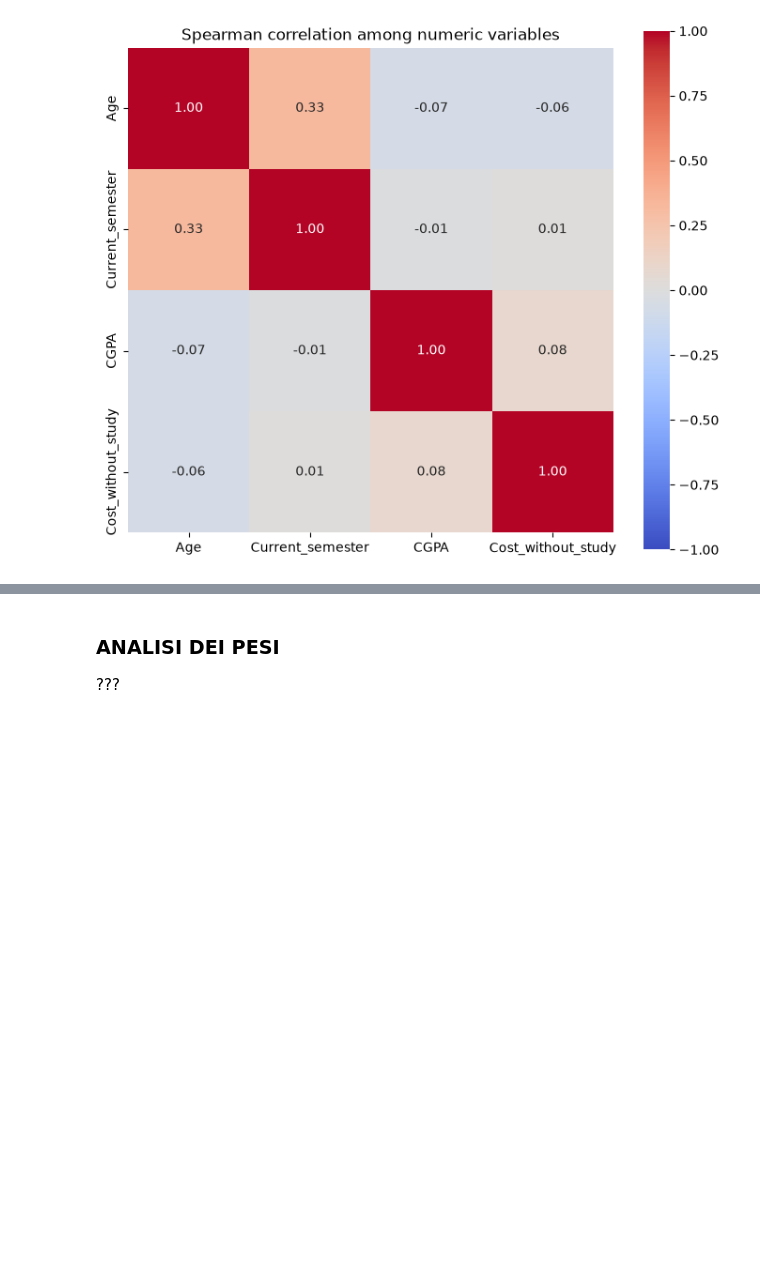
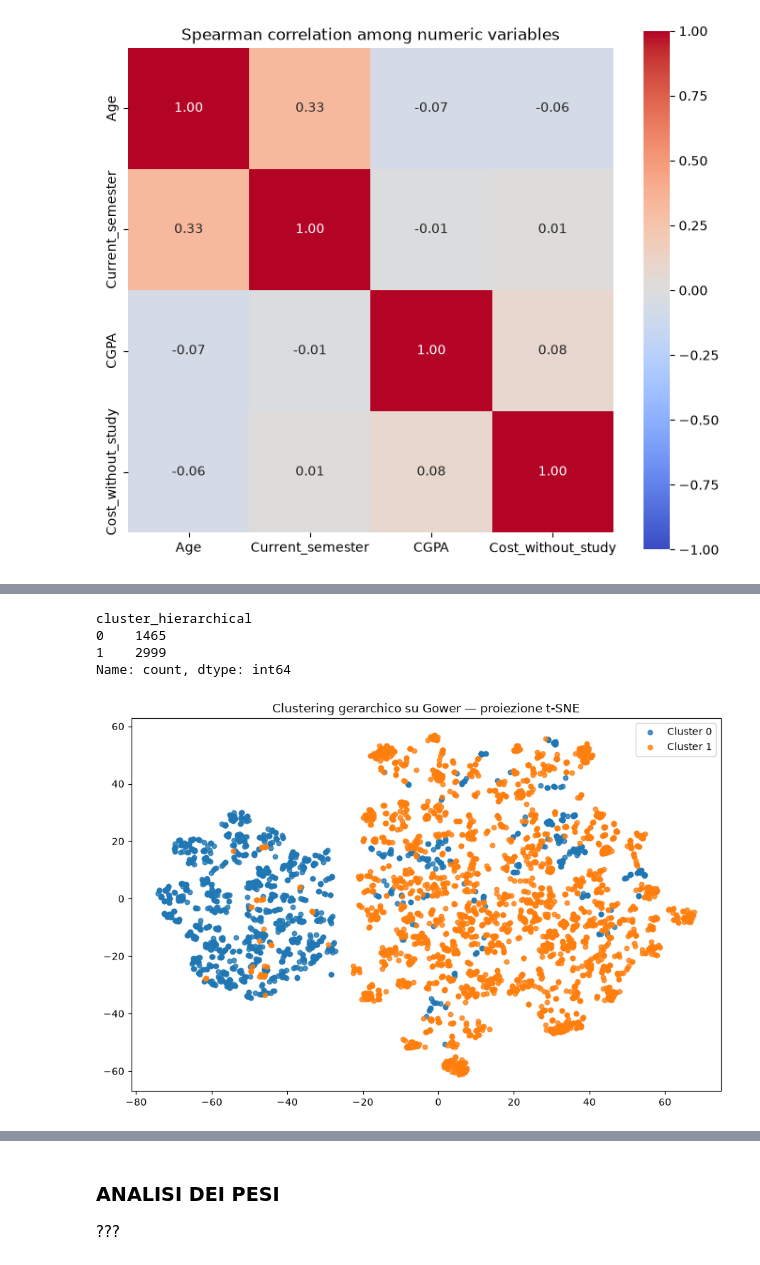
Before and after one commit to DinuIustinAdrian/final_project_data_science, a Jupyter notebook: Student_depression.ipynb, the cells around one changed output, grey strips where cells are left out. Saved outputs shown, nothing was run; the diff lists cells and outputs as text; code cells hidden in the pictures; blank space fills up the shorter version.

```diff
--- a/Student_depression.ipynb
+++ b/Student_depression.ipynb
@@ -1142,0 +1219,48 @@ display(subset.describe(include="all"))
+# %%
+K = 2 # sostituiscilo con il valore scelto
+
+final_model = AgglomerativeClustering(
+    n_clusters=K,
+    metric="precomputed",
+    linkage="complete"
+)
+
+labels_hier = final_model.fit_predict(D64)
+
+df_ready["cluster_hierarchical"] = labels_hier
+
+print(df_ready["cluster_hierarchical"].value_counts().sort_index())
+# %% [output]
+cluster_hierarchical
+0    1465
+1    2999
+Name: count, dtype: int64
+# %%
+from sklearn.manifold import TSNE
+
+embedding = TSNE(
+    n_components=2,
+    metric="precomputed",
+    init="random",
+    perplexity=30,
+    random_state=42
+).fit_transform(D64)
+
+plt.figure(figsize=(9, 6))
+
+for cluster in sorted(np.unique(labels_hier)):
+    mask = labels_hier == cluster
+    plt.scatter(
+        embedding[mask, 0],
+        embedding[mask, 1],
+        s=22,
+        alpha=0.8,
+        label=f"Cluster {cluster}"
+    )
+
+plt.title("Clustering gerarchico su Gower — proiezione t-SNE")
+plt.legend()
+plt.tight_layout()
+plt.show()
+# %% [output]
+[figure, added]
```
Also changed, not shown: parts of 7 cells of this notebook.
